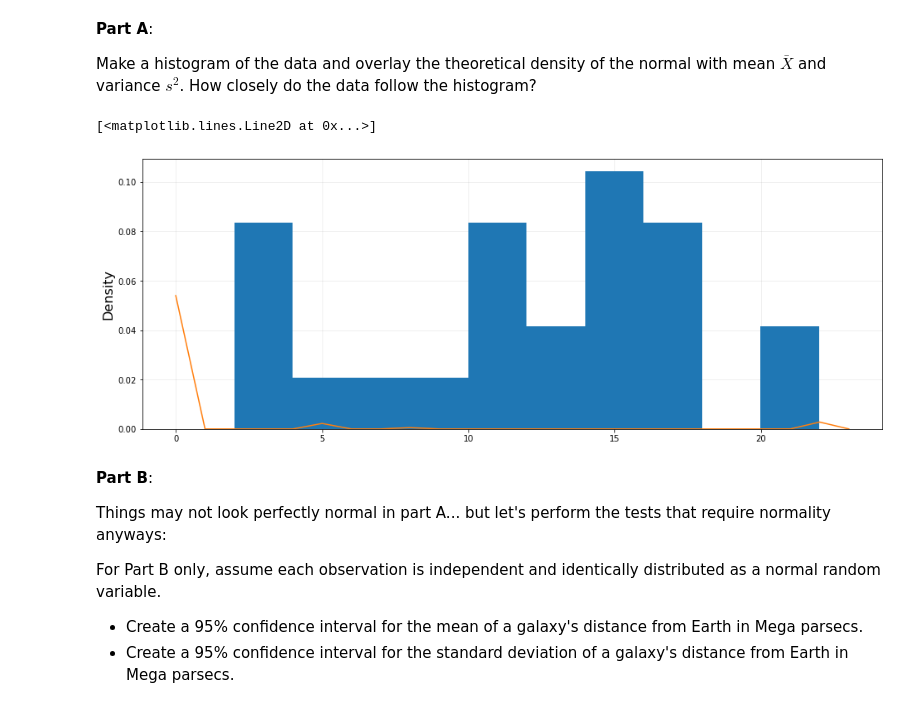
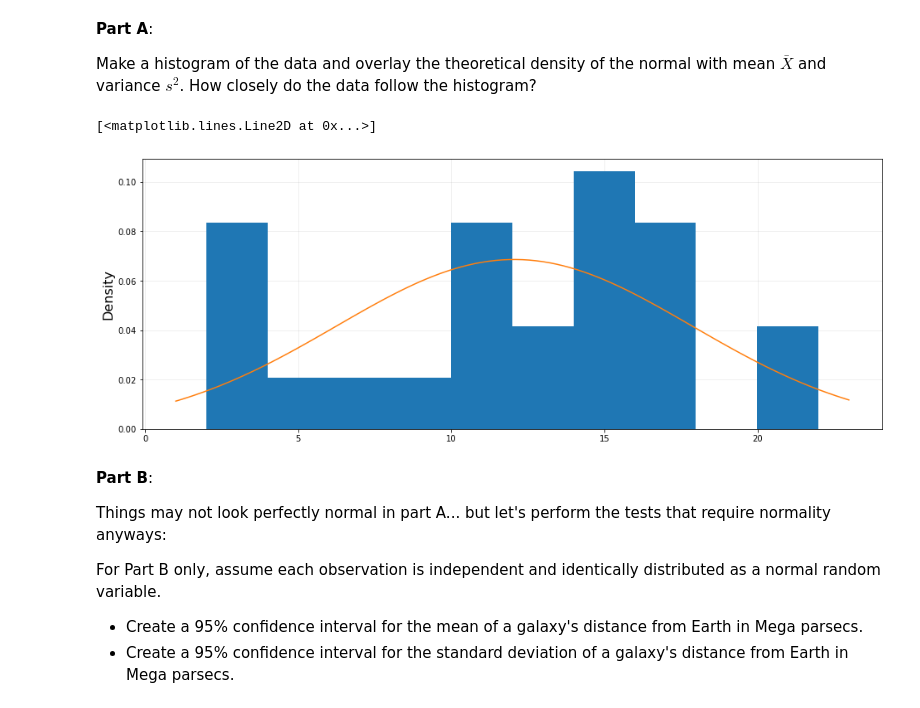
Before and after one commit to sumatthe29/Intro-to-Data-Science-2022, a Jupyter notebook: CSCI 3022/Homework/CSCI3022_S22_HW7.ipynb, the cells around one changed output. Saved outputs shown, nothing was run; the diff lists cells and outputs as text; code cells hidden in the pictures.

```diff
--- a/CSCI 3022/Homework/CSCI3022_S22_HW7.ipynb
+++ b/CSCI 3022/Homework/CSCI3022_S22_HW7.ipynb
@@ -81,16 +81,21 @@ Make a histogram of the data and overlay the theoretical density of the normal w
 # %%
 fig, ax = plt.subplots(nrows=1, ncols=1, figsize=(16,6))
 xbars = df['x']
 # df.plot(x = 'x', y = 'y', kind = "hist" density = true)
 ax.hist(x = df['x'], density = True, bins = 10)
 ax.grid(alpha=0.25)
 ax.set_axisbelow(True)
 ax.set_ylabel("Density", fontsize=16)
 # df['x']
-ax.plot(stats.norm.pdf(df['x']))
+
+# Overlay mean X and variance s^2
+min, max = plt.xlim()
+minmax = np.linspace(min,max,100)
+pdf = stats.norm.pdf(minmax,df['x'].mean(),df['x'].std())
+ax.plot(minmax,pdf)
 # %% [output]
 [<matplotlib.lines.Line2D at 0x...>]
-[figure, old version]
+[figure, new version]
 # %% [markdown]
 **Part B**:
 
```
Also changed, not shown: parts of 14 cells of this notebook, 10 other files.
